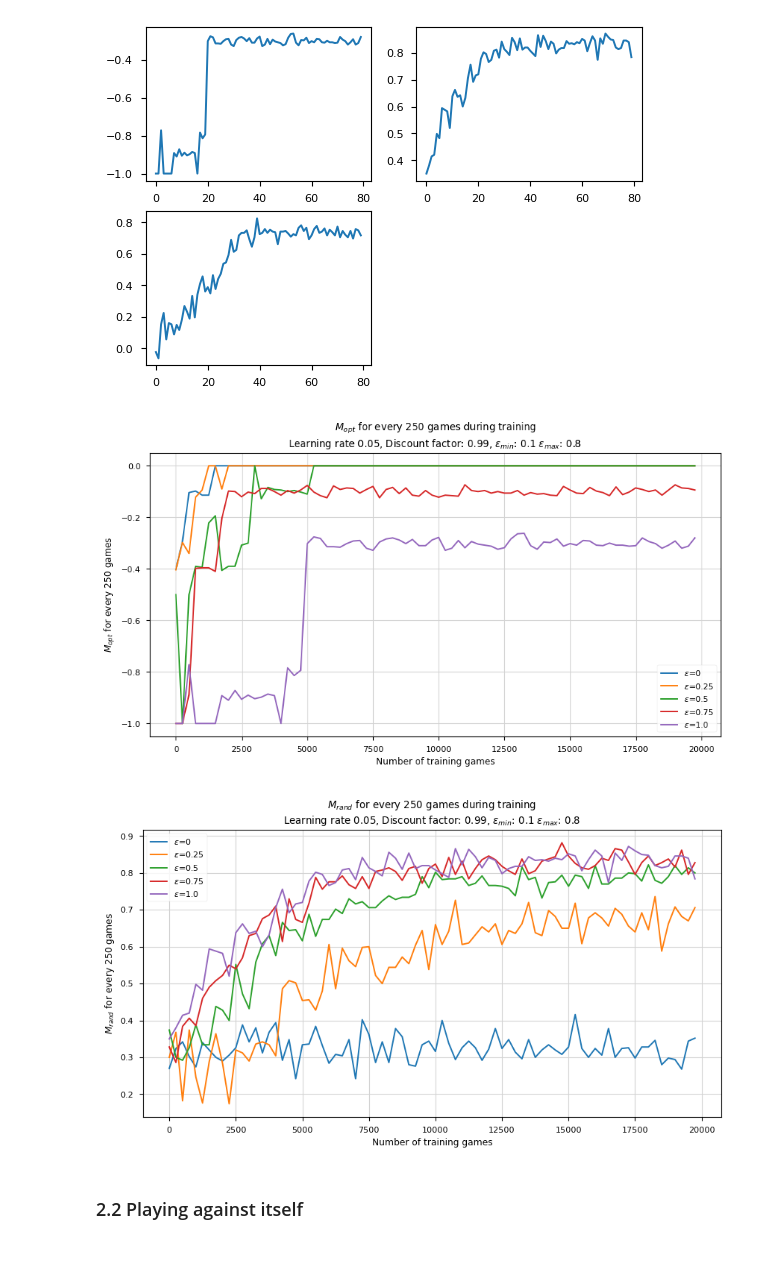
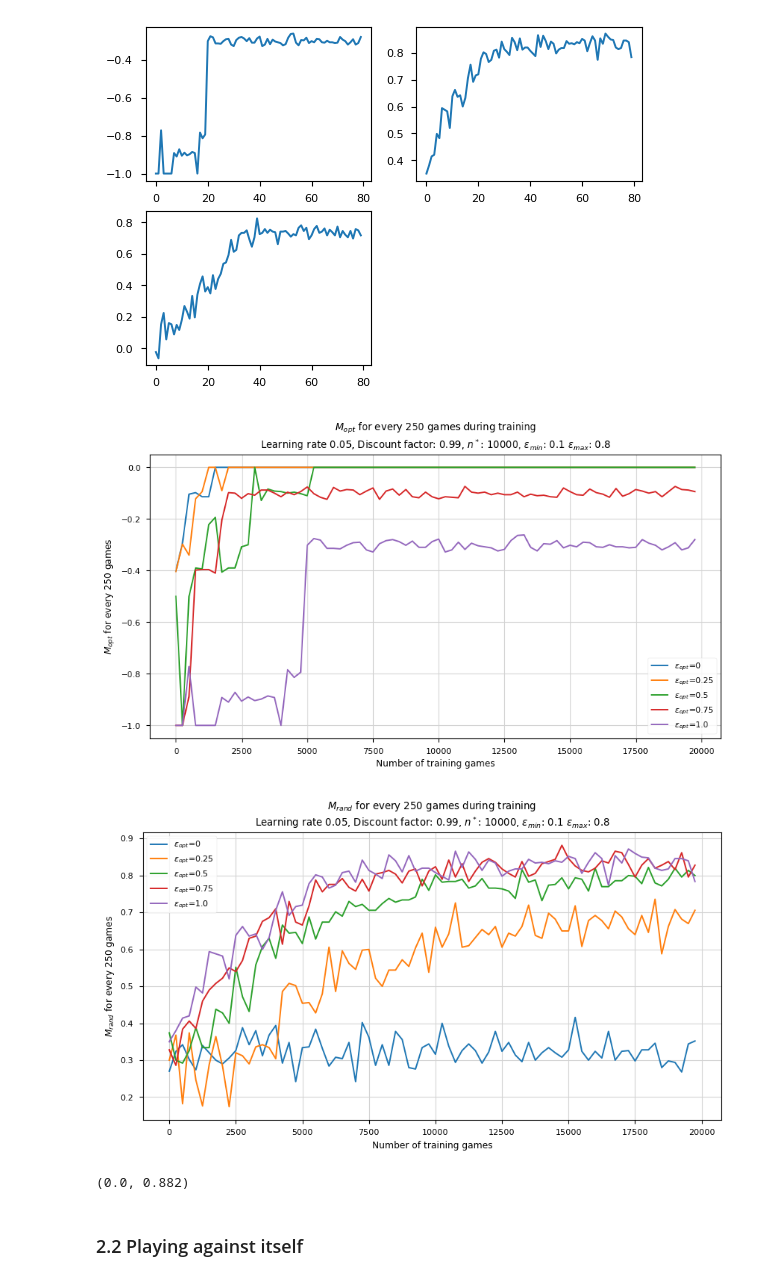
Before and after one commit to albertaillet/Miniproject1, a Jupyter notebook: Q-learning.ipynb, the cells around one changed output. Drawn from its saved outputs; the diff is of its cells as text; code cells hidden in the pictures; blank space fills up the shorter version.

```diff
--- a/Q-learning.ipynb
+++ b/Q-learning.ipynb
@@ -390,33 +390,40 @@ for epsilon_opt in (0, 0.25, 0.50, 0.75, 1.0):
 # %%
 plt.rcParams.update(plt.rcParamsDefault)
 plt.style.use('seaborn-paper')
 
 plt.figure(figsize=(10, 5))
 for e, m_opt_list in sorted(m_opt_per_epsilon.items()):
-    plt.plot(np.arange(0, num_trained_games, 250), m_opt_list, "-", label="$\epsilon_{opt}$"+"f={e}")
-plt.title("$M_{opt}$" + f" for every 250 games during training\nLearning rate {alpha:.2f}, Discount factor: {gamma:.2f},"+" $\epsilon_{min}$: "+str(epsilon_min)+" $\epsilon_{max}$: "+str(epsilon_max))
+    plt.plot(np.arange(0, num_trained_games, 250), m_opt_list, "-", label="$\epsilon_{opt}$"+f"={e}")
+plt.title("$M_{opt}$" + f" for every 250 games during training\nLearning rate {alpha:.2f}, Discount factor: {gamma:.2f}, $n^*$: {n_star}, "+"$\epsilon_{min}$: "+str(epsilon_min)+" $\epsilon_{max}$: "+str(epsilon_max))
 plt.ylabel("$M_{opt}$ for every 250 games")
 plt.xlabel("Number of training games")
 plt.legend()
 plt.grid(color="lightgrey")
 plt.show()
 # %% [output]
-[figure, old version]
+[figure, new version]
 # %%
 plt.rcParams.update(plt.rcParamsDefault)
 plt.style.use('seaborn-paper')
 
 plt.figure(figsize=(10, 5))
 for e, m_rand_list in sorted(m_rand_per_epsilon.items()):
-    plt.plot(np.arange(0, num_trained_games, 250), m_rand_list, "-", label=f"$\epsilon$={e}")
-plt.title("$M_{rand}$" + f" for every 250 games during training\nLearning rate {alpha:.2f}, Discount factor: {gamma:.2f},"+" $\epsilon_{min}$: "+str(epsilon_min)+" $\epsilon_{max}$: "+str(epsilon_max))
+    plt.plot(np.arange(0, num_trained_games, 250), m_rand_list, "-", label="$\epsilon_{opt}$"+f"={e}")
+plt.title("$M_{rand}$" + f" for every 250 games during training\nLearning rate {alpha:.2f}, Discount factor: {gamma:.2f}, $n^*$: {n_star}, "+"$\epsilon_{min}$: "+str(epsilon_min)+" $\epsilon_{max}$: "+str(epsilon_max))
 plt.ylabel("$M_{rand}$ for every 250 games")
 plt.xlabel("Number of training games")
 plt.legend()
 plt.grid(color="lightgrey")
 plt.show()
 # %% [output]
-[figure, old version]
+[figure, new version]
+# %%
+
+max_m_opt = max(max(l) for l in m_opt_per_epsilon.values())
+max_m_rand = max(max(l) for l in m_rand_per_epsilon.values())
+max_m_opt, max_m_rand
+# %% [output]
+(0.0, 0.882)
 # %% [markdown]
 ### 2.2 Playing against itself
 # %%
```
Also changed, not shown: 1 other file.
